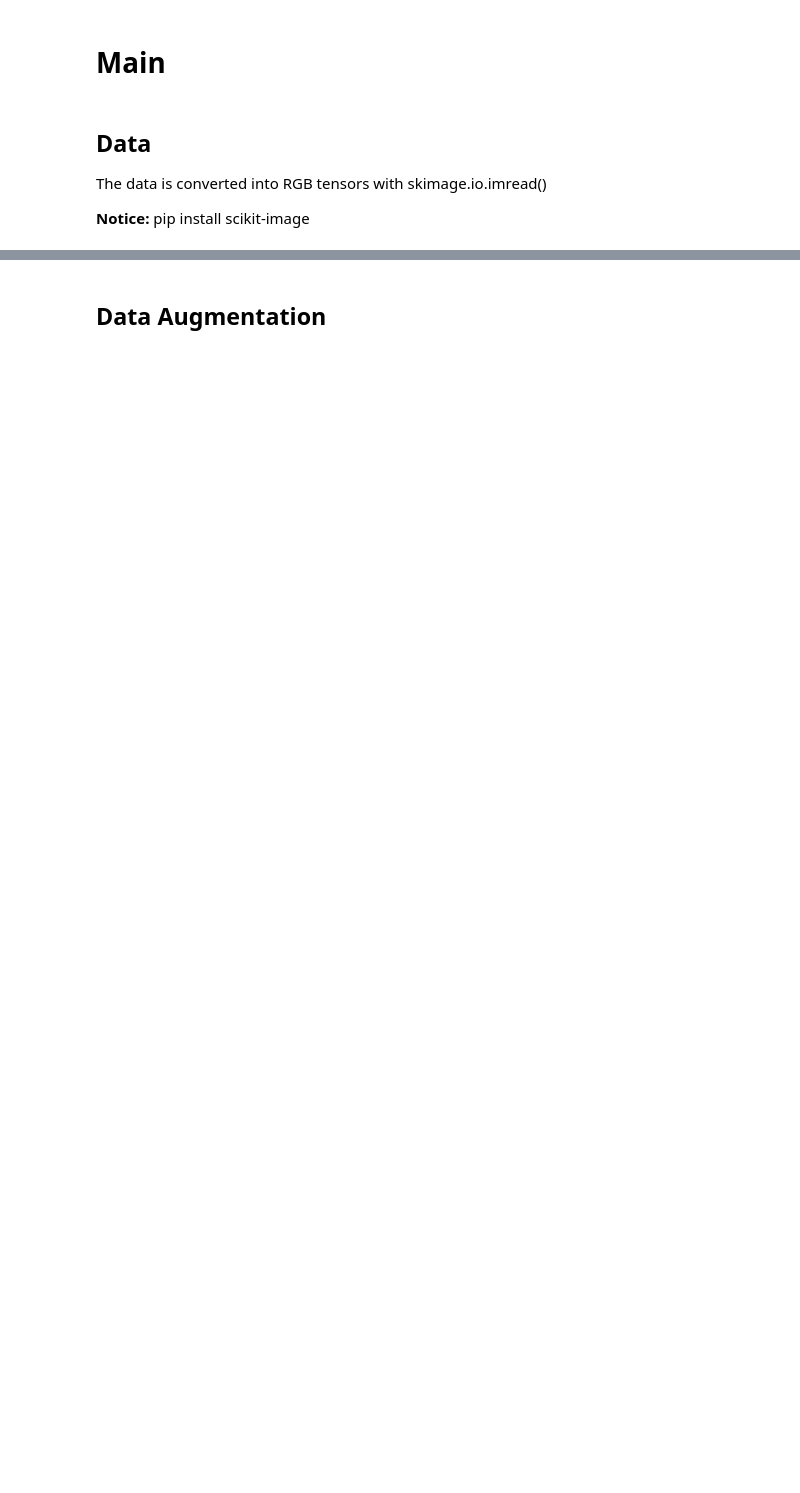
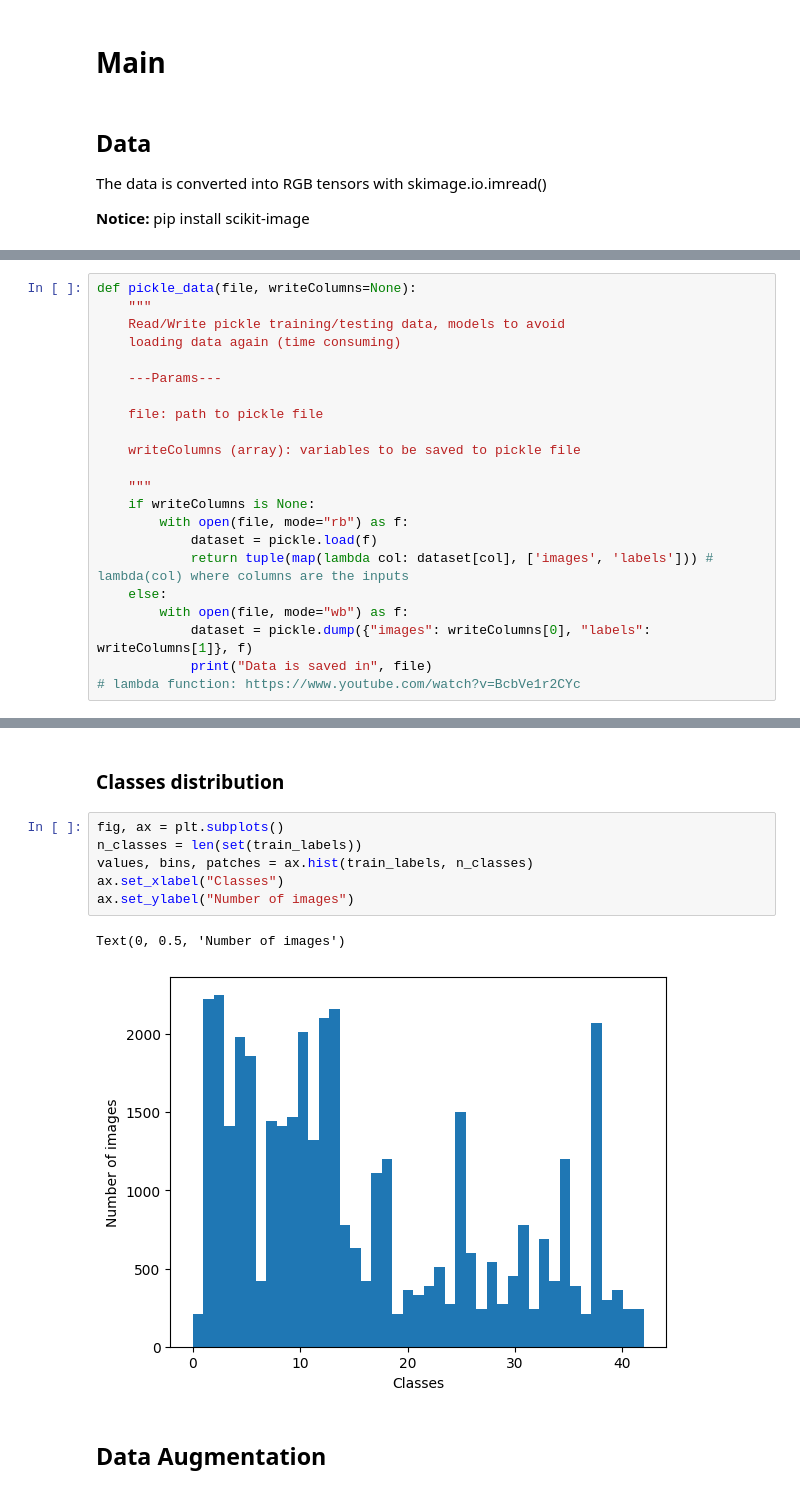
Before and after one commit to isthatm/TrafficSignClassification, a Jupyter notebook: src/DL_traffic_sign.ipynb, the cells around one changed output, grey strips where cells are left out. Drawn from its saved outputs; the diff is of its cells as text; blank space fills up the shorter version.

Commit message:
Data exploration and processing

```diff
--- a/src/DL_traffic_sign.ipynb
+++ b/src/DL_traffic_sign.ipynb
@@ -256,0 +21,22 @@ display_images(preprocess_images(train_images, improveCon=False), train_labels,
+# %%
+def pickle_data(file, writeColumns=None):
+    """
+    Read/Write pickle training/testing data, models to avoid
+    loading data again (time consuming)
+
+    ---Params---
+
+    file: path to pickle file
+
+    writeColumns (array): variables to be saved to pickle file
+
+    """
+    if writeColumns is None:
+        with open(file, mode="rb") as f:
+            dataset = pickle.load(f)
+            return tuple(map(lambda col: dataset[col], ['images', 'labels'])) # lambda(col) where columns are the inputs
+    else:
+        with open(file, mode="wb") as f:
+            dataset = pickle.dump({"images": writeColumns[0], "labels": writeColumns[1]}, f)
+            print("Data is saved in", file)
+# lambda function: https://www.youtube.com/watch?v=BcbVe1r2CYc
@@ -262,2 +254,13 @@ display_images(preprocess_images(train_images, improveCon=True), train_labels, g
+# %% [markdown]
+### Classes distribution
+# %%
+fig, ax = plt.subplots()
+n_classes = len(set(train_labels))
+values, bins, patches = ax.hist(train_labels, n_classes)
+ax.set_xlabel("Classes")
+ax.set_ylabel("Number of images")
+# %% [output]
+Text(0, 0.5, 'Number of images')
+[figure, added]
 # %% [markdown]
 ## Data Augmentation
```
Also changed, not shown: parts of 47 cells of this notebook, 2 other files.
